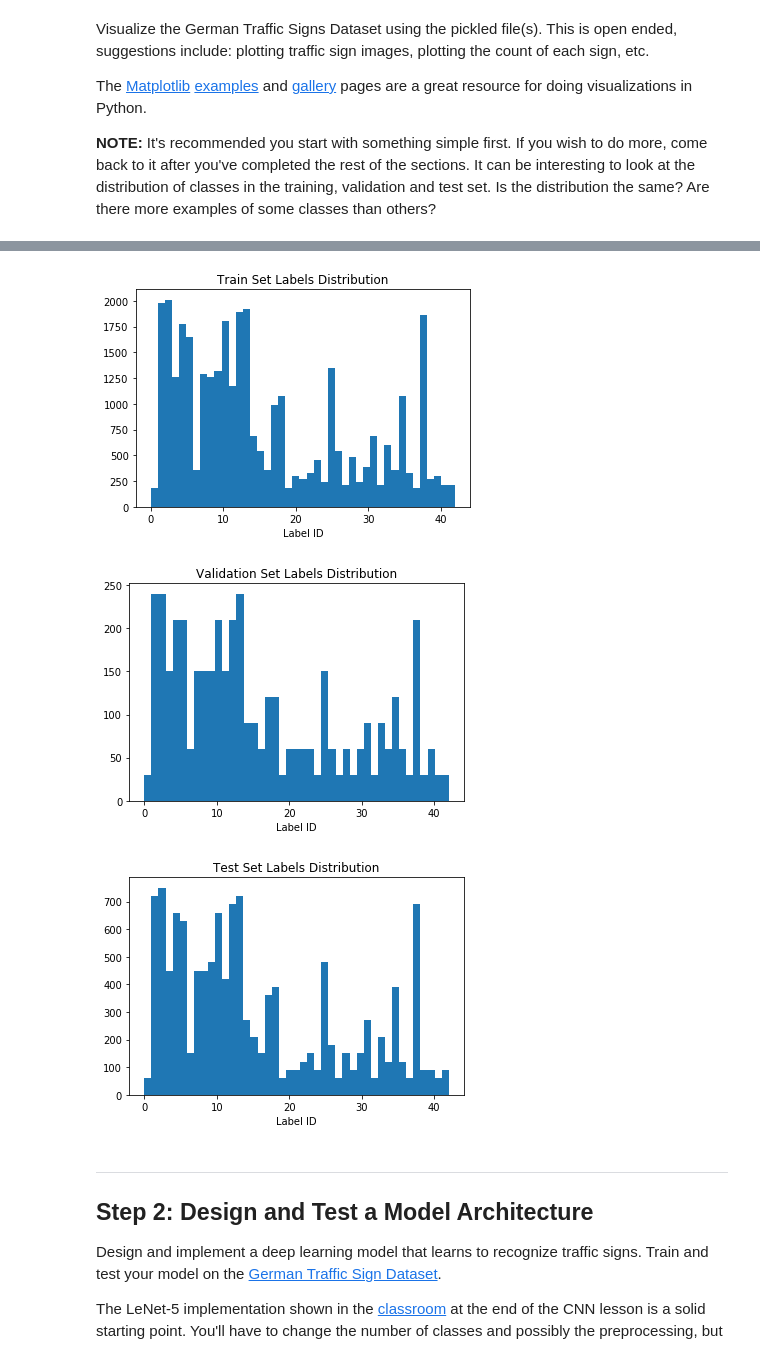
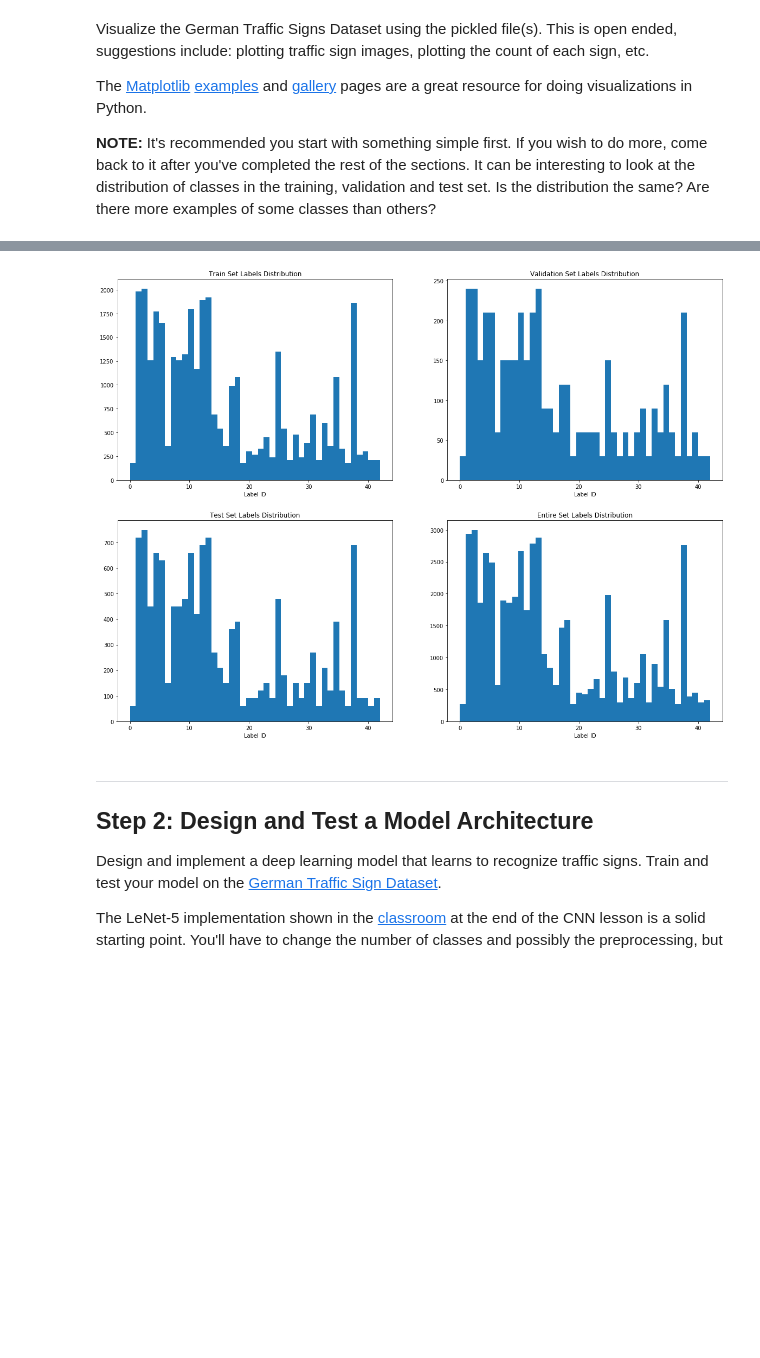
Before and after one commit to schambon77/CarND-Traffic-Sign-Classifier, a Jupyter notebook: Traffic_Sign_Classifier.ipynb, the cells around one changed output, grey strips where cells are left out. Saved outputs shown, nothing was run; the diff lists cells and outputs as text; code cells hidden in the pictures; blank space fills up the shorter version.

```diff
--- a/Traffic_Sign_Classifier.ipynb
+++ b/Traffic_Sign_Classifier.ipynb
@@ -107,7 +107,7 @@ import matplotlib.pyplot as plt
 
 import numpy as np
 rand_indices = np.random.randint(0, n_train, size=(5, 5))
-fig = plt.figure(figsize=(10, 10))
+fig = plt.figure(figsize=(20, 20))
 for i in range(5):
     for j in range(5):
         ax = fig.add_subplot(5, 5, i * 5 + j + 1)
@@ -130,19 +130,18 @@ Label is 15
 # %%
-def plot_label_set_histogram(labels, title, nbins):
-    fig = plt.figure()
-    ax = fig.add_subplot(111)
+def plot_label_set_histogram(labels, title, nbins, sub_plot_pos):
+    ax = fig.add_subplot(sub_plot_pos)
     plt.hist(labels, bins=nbins)
     plt.title(title)
     ax.set_xlabel('Label ID')
-    plt.show()
 
-plot_label_set_histogram(y_train, 'Train Set Labels Distribution', nbins=n_classes)
-plot_label_set_histogram(y_valid, 'Validation Set Labels Distribution', nbins=n_classes)
-plot_label_set_histogram(y_test, 'Test Set Labels Distribution', nbins=n_classes)
+fig = plt.figure(figsize=(20,15))
+plot_label_set_histogram(y_train, 'Train Set Labels Distribution', n_classes, 221)
+plot_label_set_histogram(y_valid, 'Validation Set Labels Distribution', n_classes, 222)
+plot_label_set_histogram(y_test, 'Test Set Labels Distribution', n_classes, 223)
+plot_label_set_histogram(np.concatenate((y_train, y_valid, y_test)), 'Entire Set Labels Distribution', n_classes, 224)
+plt.show()
 # %% [output]
-[figure, old version]
+[figure, new version]
-[figure, removed]
-[figure, removed]
 # %% [markdown]
 ----
 
```
Also changed, not shown: parts of 15 cells of this notebook, 1 other file.
